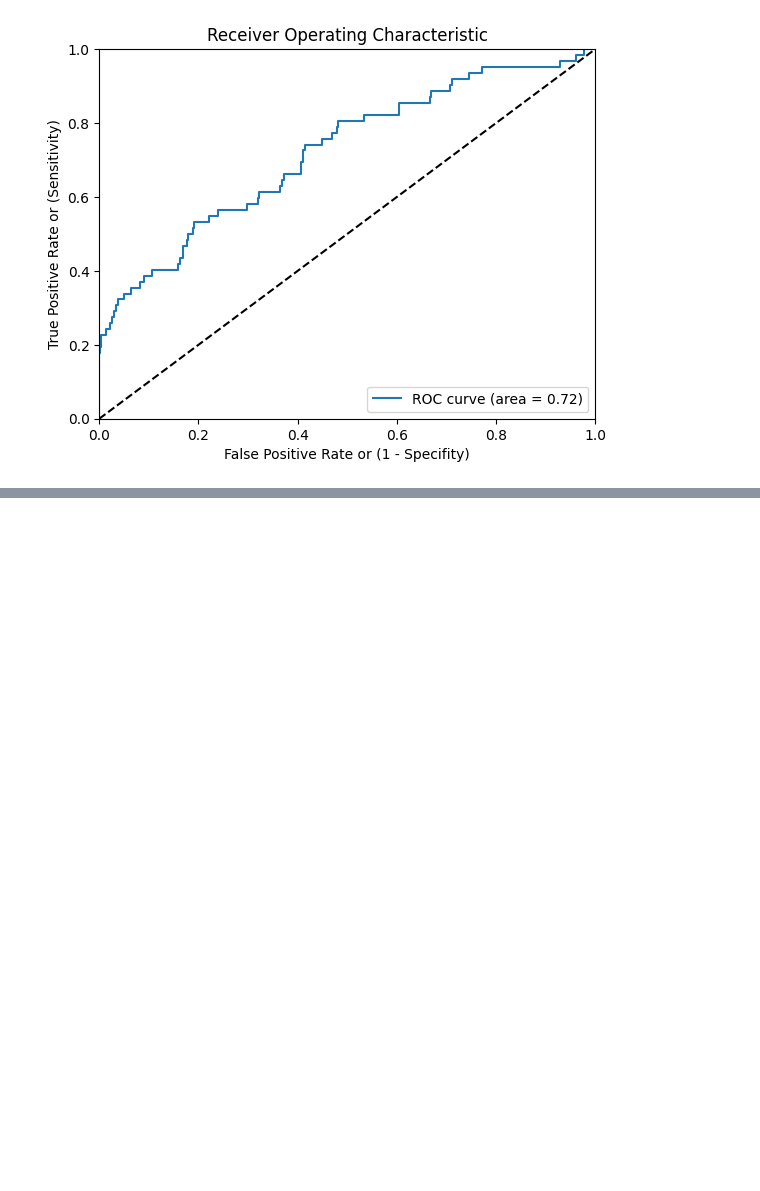
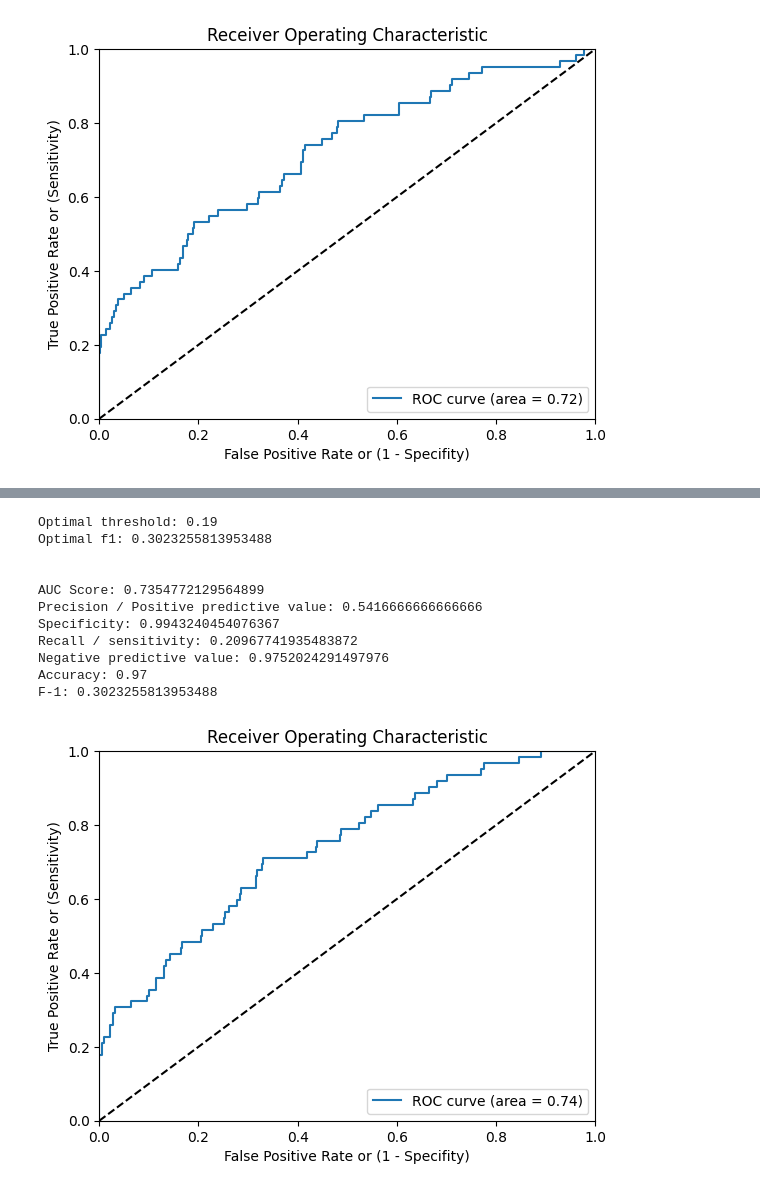
Before and after one commit to angelgldh/rsv_modelling_transfer_learning, a Jupyter notebook: notebooks/ml_modelling.ipynb, the cells around one changed output, grey strips where cells are left out. Drawn from its saved outputs; the diff is of its cells as text; code cells hidden in the pictures; blank space fills up the shorter version.

Commit message:
added stacking model for testing

```diff
--- a/notebooks/ml_modelling.ipynb
+++ b/notebooks/ml_modelling.ipynb
@@ -200,3 +201,18 @@ Negative predictive value: 0.9757698132256436
 Accuracy: 0.9735
 F-1: 0.345679012345679
 [figure]
+# %%
+# Define the base models
+weight_dict = {0: 1, 1:10}
+level0 = list()
+level0.append(('rf', RandomForestClassifier(class_weight=weight_dict, random_state=random_seed)))
+level0.append(('xgb', XGBClassifier(scale_pos_weight=scale_pos_weight, random_state=random_seed)))
+
+# Define meta learner model
+level1 = LogisticRegression()
+
+# Define the stacking ensemble
+model = StackingClassifier(estimators=level0, final_estimator=level1, cv=5)
+
+# Fit the model on all available data
+model.fit(X_train_transformed, y_train_numeric)
@@ -202,0 +237,20 @@ F-1: 0.345679012345679
+# %%
+optimal_threshold = find_optimal_moving_threshold(model = model, X_test = X_test_transformed, y_test = y_test)
+
+
+__,__,__,__,__,__,f1 = calculate_performance_metrics_rsv(trained_model = model, X_test = X_test_transformed, y_test = y_test,
+                                                         threshold = optimal_threshold,
+                                                         print_roc = True)
+# %% [output]
+Optimal threshold: 0.19
+Optimal f1: 0.3023255813953488
+
+
+AUC Score: 0.7354772129564899
+Precision / Positive predictive value: 0.5416666666666666
+Specificity: 0.9943240454076367
+Recall / sensitivity: 0.20967741935483872
+Negative predictive value: 0.9752024291497976
+Accuracy: 0.97
+F-1: 0.3023255813953488
+[figure, added]
```
Also changed, not shown: parts of 2 cells of this notebook.
